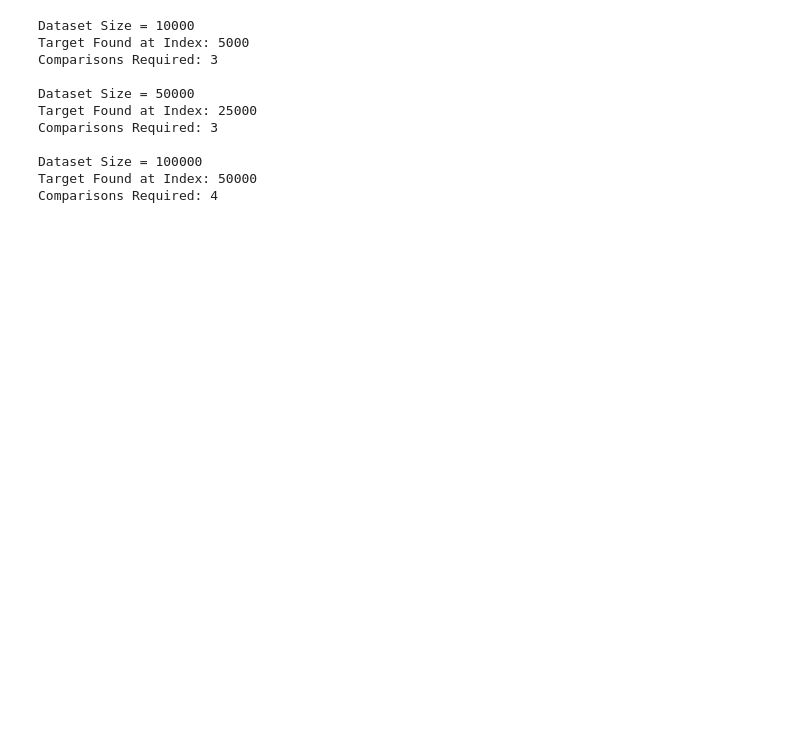
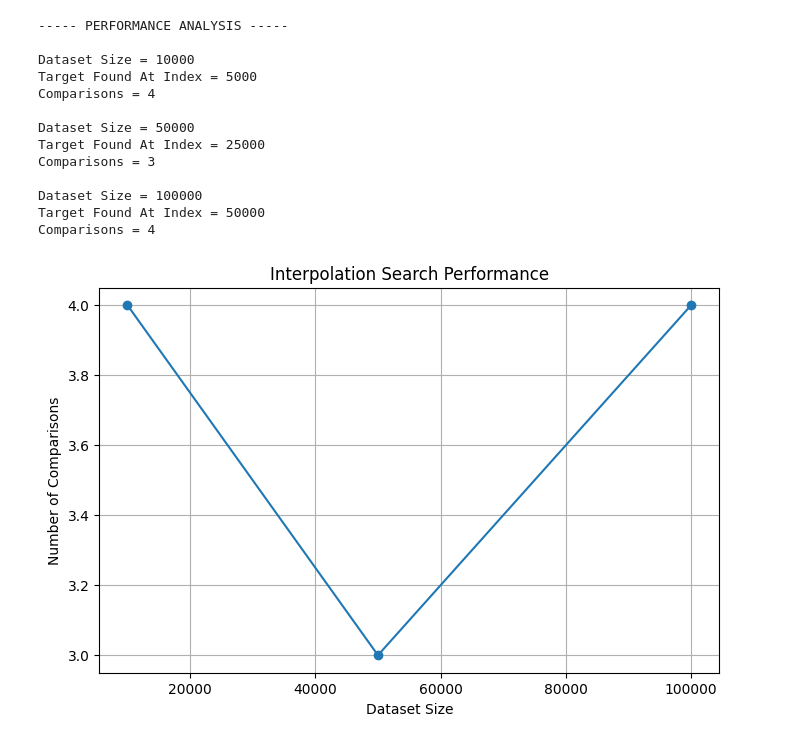
Before and after one commit to thilakmurugan858/DAA-Lab-Experiments, a Jupyter notebook: DAA1c.ipynb, the cells around one changed output. Saved outputs shown, nothing was run; the diff lists cells and outputs as text; code cells hidden in the pictures; blank space fills up the shorter version.

```diff
--- a/DAA1c.ipynb
+++ b/DAA1c.ipynb
@@ -2,8 +2,11 @@
 <a href="https://colab.research.google.com/github/thilakmurugan858/DAA-Lab-Experiments/blob/main/DAA1c.ipynb" target="_parent"><img src="https://colab.research.google.com/assets/colab-badge.svg" alt="Open In Colab"/></a>
 # %%
 import random
+import matplotlib.pyplot as plt
 
+# Interpolation Search for Floating Point Numbers
 def interpolation_search_float(arr, target):
+
     low = 0
     high = len(arr) - 1
     comparisons = 0
@@ -26,38 +29,55 @@ def interpolation_search_float(arr, target):
 
         if abs(arr[pos] - target) < 1e-6:
             return pos, comparisons
 
         elif arr[pos] < target:
             low = pos + 1
 
         else:
             high = pos - 1
 
     return -1, comparisons
 
 
 sizes = [10000, 50000, 100000]
+comparison_results = []
+
+print("----- PERFORMANCE ANALYSIS -----")
 
 for size in sizes:
 
     data = sorted(random.uniform(0.0, 1000.0) for _ in range(size))
 
     target = data[size // 2]
 
     index, comparisons = interpolation_search_float(data, target)
 
+    comparison_results.append(comparisons)
+
     print(f"\nDataset Size = {size}")
-    print("Target Found at Index:", index)
-    print("Comparisons Required:", comparisons)
+    print("Target Found At Index =", index)
+    print("Comparisons =", comparisons)
+
+# Graph
+plt.figure(figsize=(8,5))
+plt.plot(sizes, comparison_results, marker='o')
+plt.title("Interpolation Search Performance")
+plt.xlabel("Dataset Size")
+plt.ylabel("Number of Comparisons")
+plt.grid(True)
+plt.show()
 # %% [output]
+----- PERFORMANCE ANALYSIS -----
+
 Dataset Size = 10000
-Target Found at Index: 5000
-Comparisons Required: 3
+Target Found At Index = 5000
+Comparisons = 4
 
 Dataset Size = 50000
-Target Found at Index: 25000
-Comparisons Required: 3
+Target Found At Index = 25000
+Comparisons = 3
 
 Dataset Size = 100000
-Target Found at Index: 50000
-Comparisons Required: 4
+Target Found At Index = 50000
+Comparisons = 4
+[figure, added]
```
